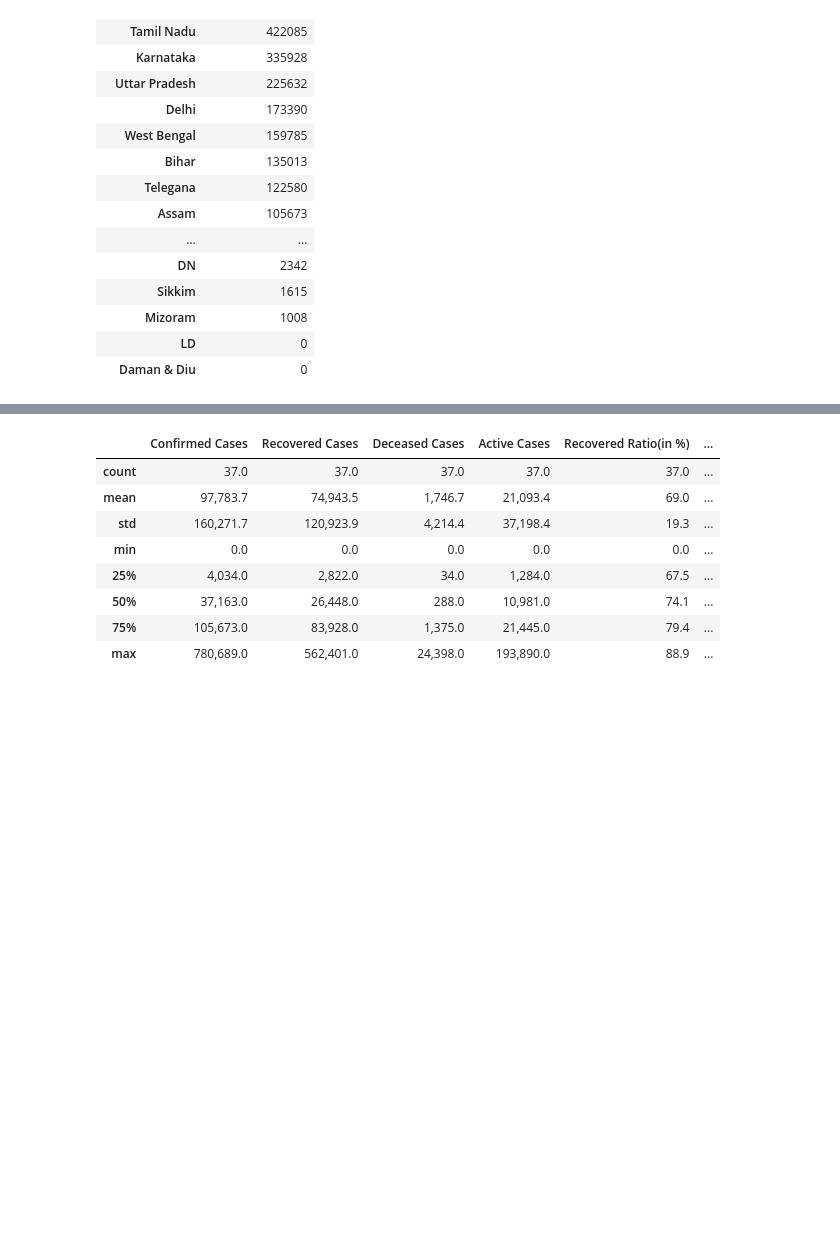
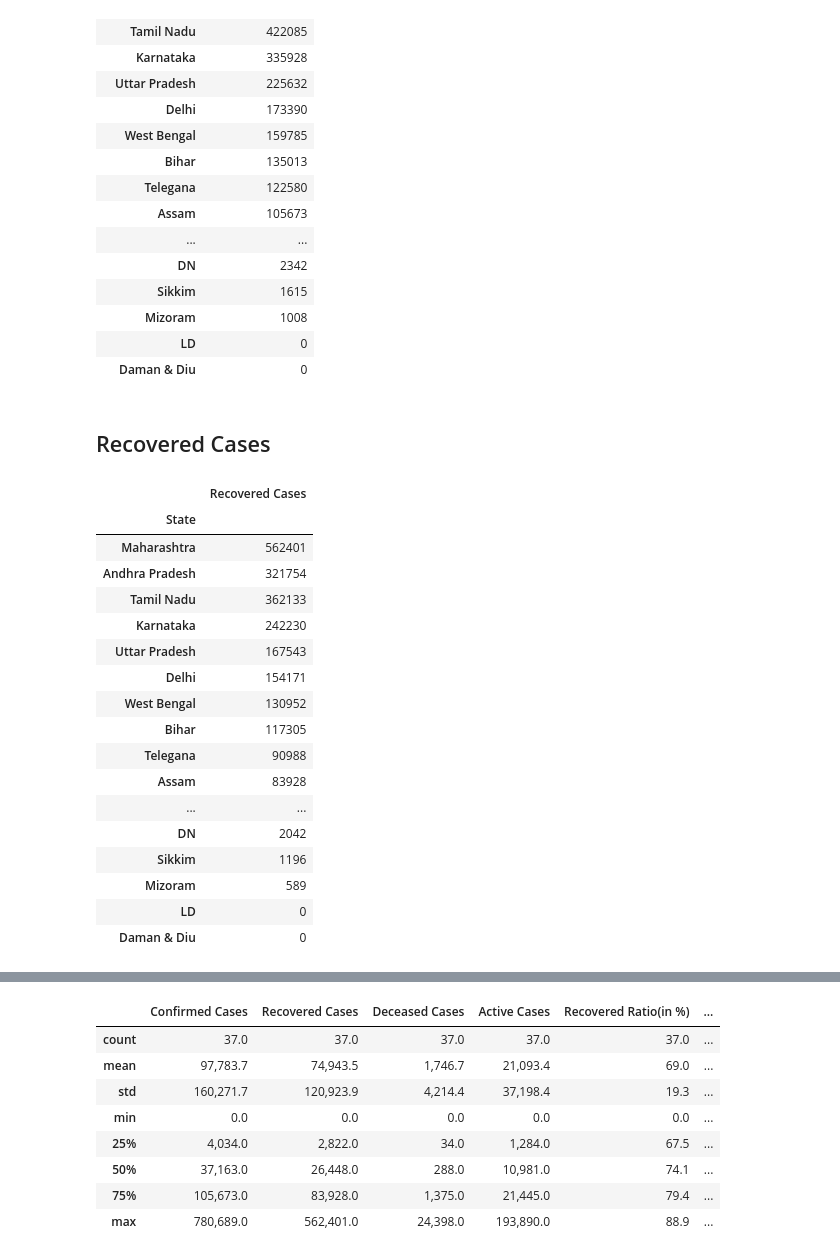
Before and after one commit to shlokadaga/covid19-tracker, a Jupyter notebook: Covid19_project.ipynb, the cells around one changed output, grey strips where cells are left out. Drawn from its saved outputs; the diff is of its cells as text; code cells hidden in the pictures; blank space fills up the shorter version.

```diff
--- a/Covid19_project.ipynb
+++ b/Covid19_project.ipynb
@@ -268,3 +274,28 @@ ccases.style.background_gradient(cmap='Reds')
 | Mizoram | 1008 |
 | LD | 0 |
 | Daman & Diu | 0 |
+# %% [markdown]
+## Recovered Cases
+# %%
+rcases=final_df1[['Recovered Cases']]
+rcases=rcases.style.background_gradient(cmap='Greens')
+rcases
+# %% [output]
+|  | Recovered Cases |
+| State |  |
+| Maharashtra | 562401 |
+| Andhra Pradesh | 321754 |
+| Tamil Nadu | 362133 |
+| Karnataka | 242230 |
+| Uttar Pradesh | 167543 |
+| Delhi | 154171 |
+| West Bengal | 130952 |
+| Bihar | 117305 |
+| Telegana | 90988 |
+| Assam | 83928 |
+| ... | ... |
+| DN | 2042 |
+| Sikkim | 1196 |
+| Mizoram | 589 |
+| LD | 0 |
+| Daman & Diu | 0 |
```
Also changed, not shown: parts of 5 cells of this notebook.
